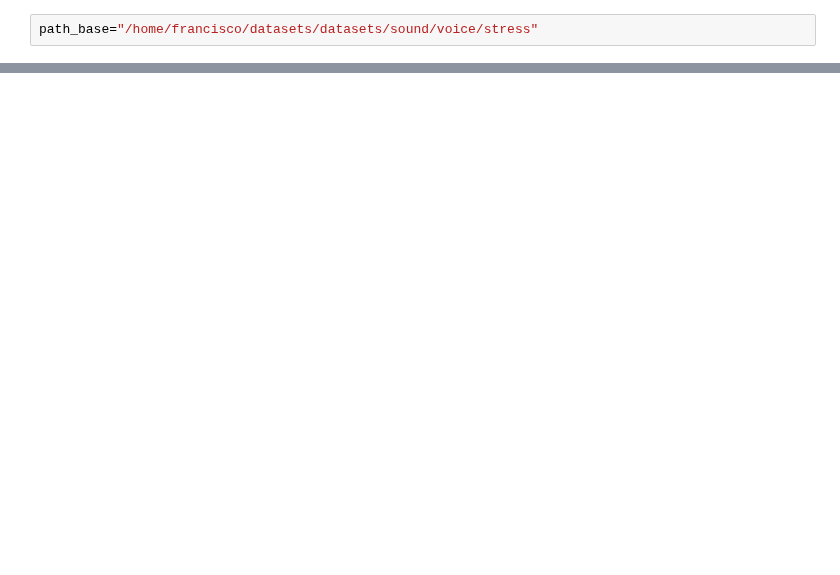
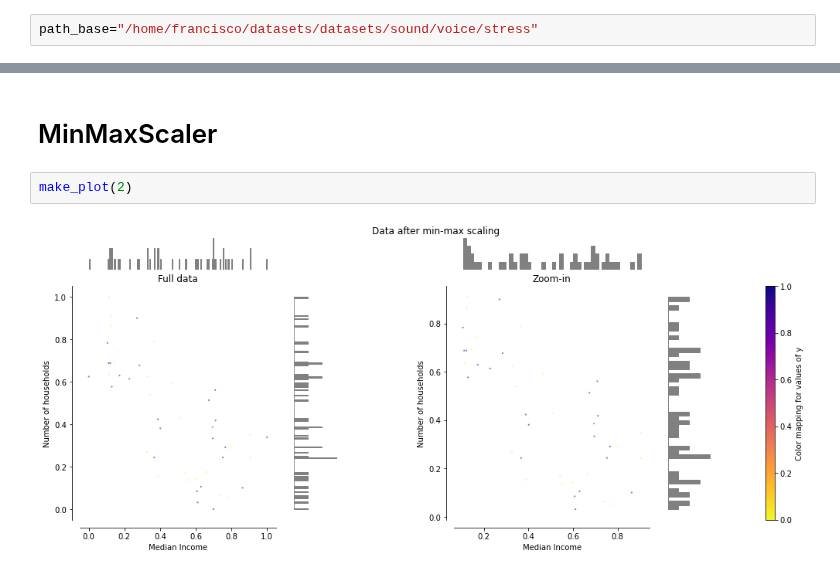
Before and after one commit to franciscodominguezmateos/IntroduccionDeepLearning, a Jupyter notebook: pyPreprocessStress_21082301.ipynb, the cells around one changed output, grey strips where cells are left out. Saved outputs shown, nothing was run; the diff lists cells and outputs as text; blank space fills up the shorter version.

```diff
--- a/pyPreprocessStress_21082301.ipynb
+++ b/pyPreprocessStress_21082301.ipynb
@@ -65,0 +241,6 @@ Processing file: /home/francisco/datasets/datasets/sound/voice/stress/Set_Female
+# %% [markdown]
+# MinMaxScaler
+# %%
+make_plot(2)
+# %% [output]
+[figure, added]
```
Also changed, not shown: parts of 19 cells of this notebook.
